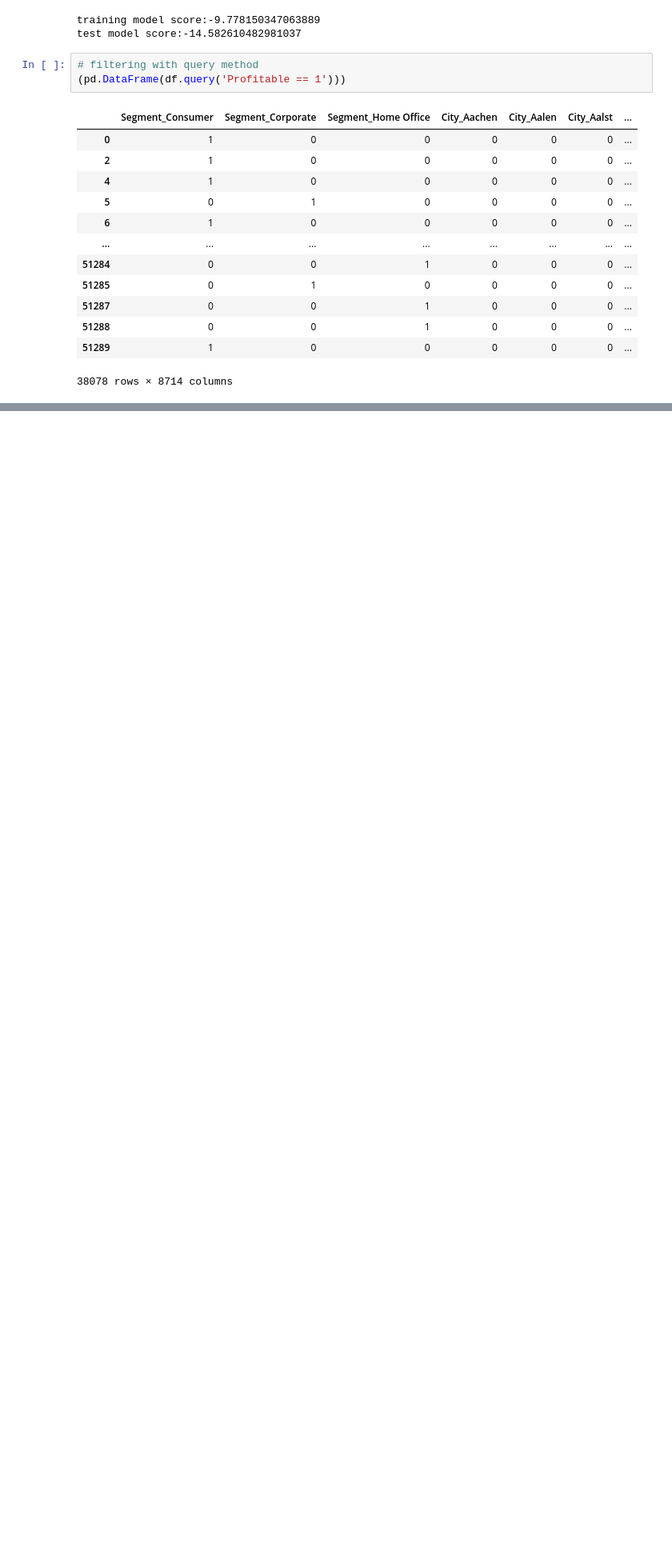
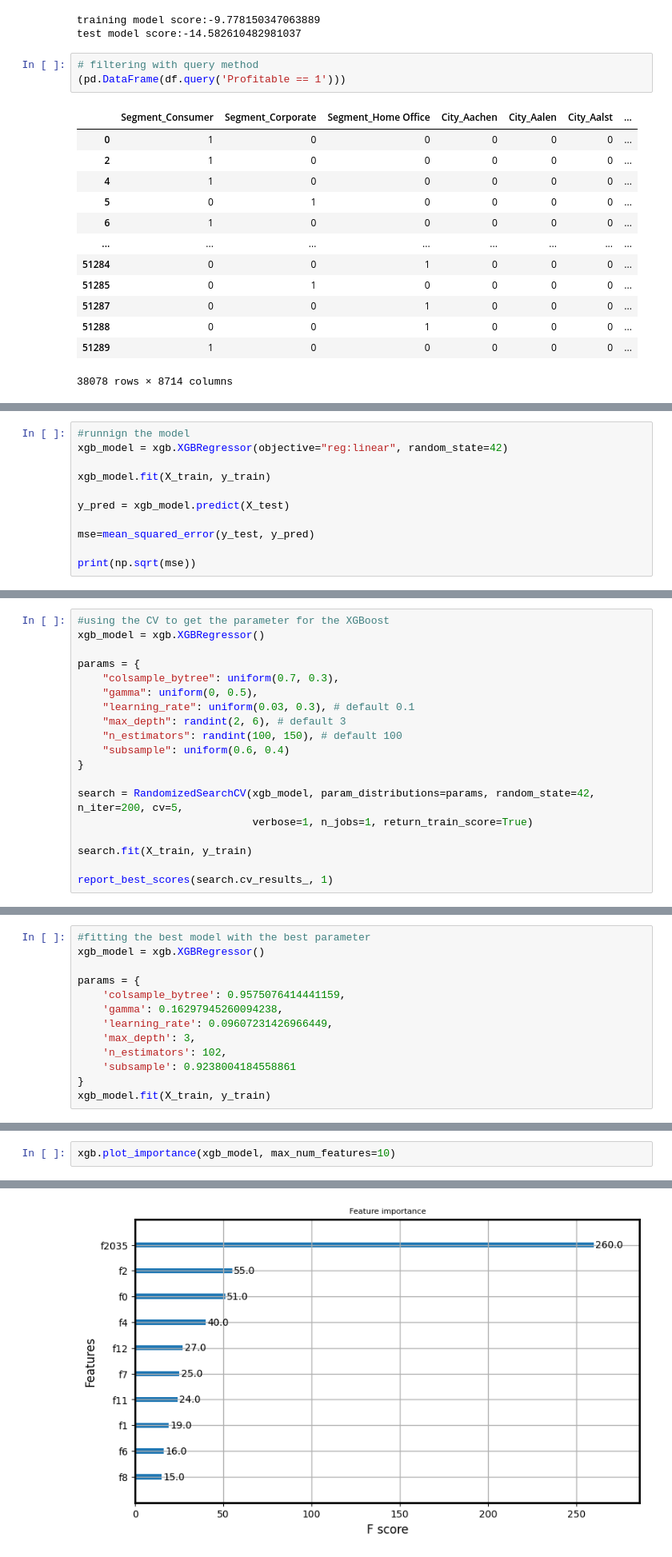
Before and after one commit to VSbr22/ADS505B-Fall22-Group-1, a Jupyter notebook: Data_preprocessing.ipynb, the cells around one changed output, grey strips where cells are left out. Shown: that part at 80% size. Drawn from its saved outputs; the diff is of its cells as text; blank space fills up the shorter version.

```diff
--- a/Data_preprocessing.ipynb
+++ b/Data_preprocessing.ipynb
@@ -482,0 +548,11 @@ test model score:-14.582610482981037
+# %%
+#runnign the model
+xgb_model = xgb.XGBRegressor(objective="reg:linear", random_state=42)
+
+xgb_model.fit(X_train, y_train)
+
+y_pred = xgb_model.predict(X_test)
+
+mse=mean_squared_error(y_test, y_pred)
+
+print(np.sqrt(mse))
@@ -482,0 +564,19 @@ test model score:-14.582610482981037
+# %%
+#using the CV to get the parameter for the XGBoost
+xgb_model = xgb.XGBRegressor()
+
+params = {
+    "colsample_bytree": uniform(0.7, 0.3),
+    "gamma": uniform(0, 0.5),
+    "learning_rate": uniform(0.03, 0.3), # default 0.1
+    "max_depth": randint(2, 6), # default 3
+    "n_estimators": randint(100, 150), # default 100
+    "subsample": uniform(0.6, 0.4)
+}
+
+search = RandomizedSearchCV(xgb_model, param_distributions=params, random_state=42, n_iter=200, cv=5,
+                            verbose=1, n_jobs=1, return_train_score=True)
+
+search.fit(X_train, y_train)
+
+report_best_scores(search.cv_results_, 1)
@@ -482,0 +588,13 @@ test model score:-14.582610482981037
+# %%
+#fitting the best model with the best parameter
+xgb_model = xgb.XGBRegressor()
+
+params = {
+    'colsample_bytree': 0.9575076414441159,
+    'gamma': 0.16297945260094238,
+    'learning_rate': 0.09607231426966449,
+    'max_depth': 3,
+    'n_estimators': 102,
+    'subsample': 0.9238004184558861
+}
+xgb_model.fit(X_train, y_train)
@@ -482,0 +612,3 @@ test model score:-14.582610482981037
+# %%
+xgb.plot_importance(xgb_model, max_num_features=10)
+# %% [output]
@@ -482,0 +616 @@ test model score:-14.582610482981037
+[figure, added]
```
Also changed, not shown: parts of 43 cells of this notebook.
